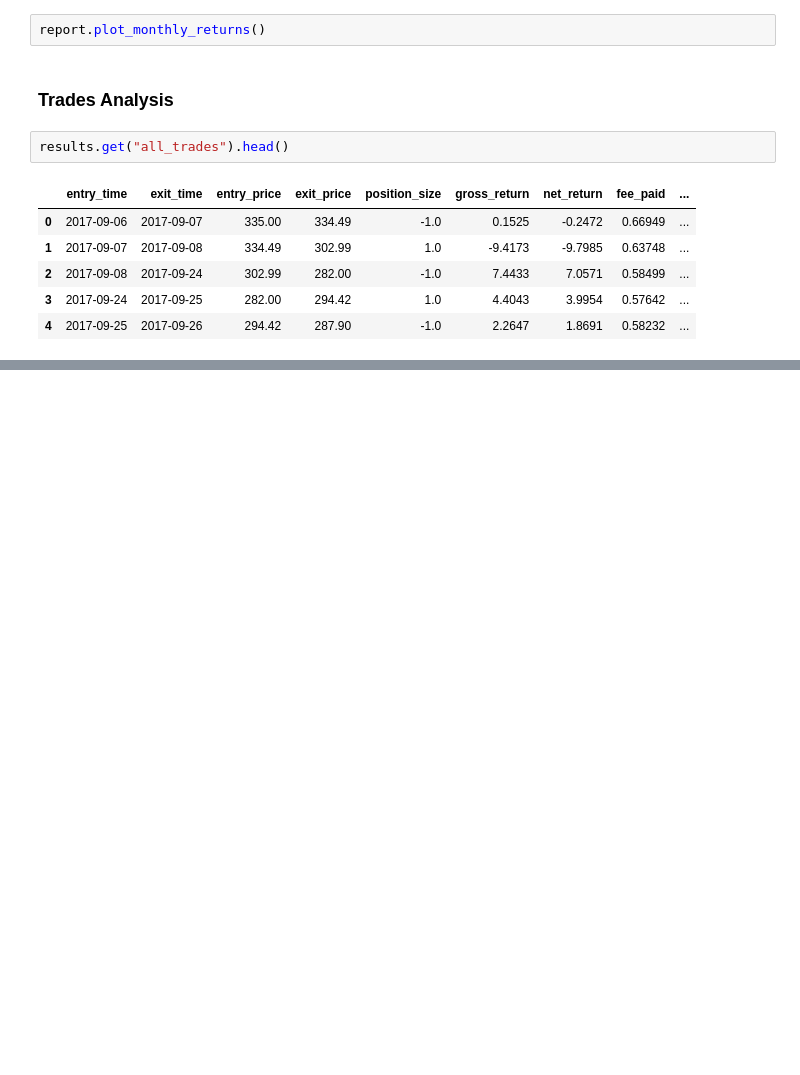
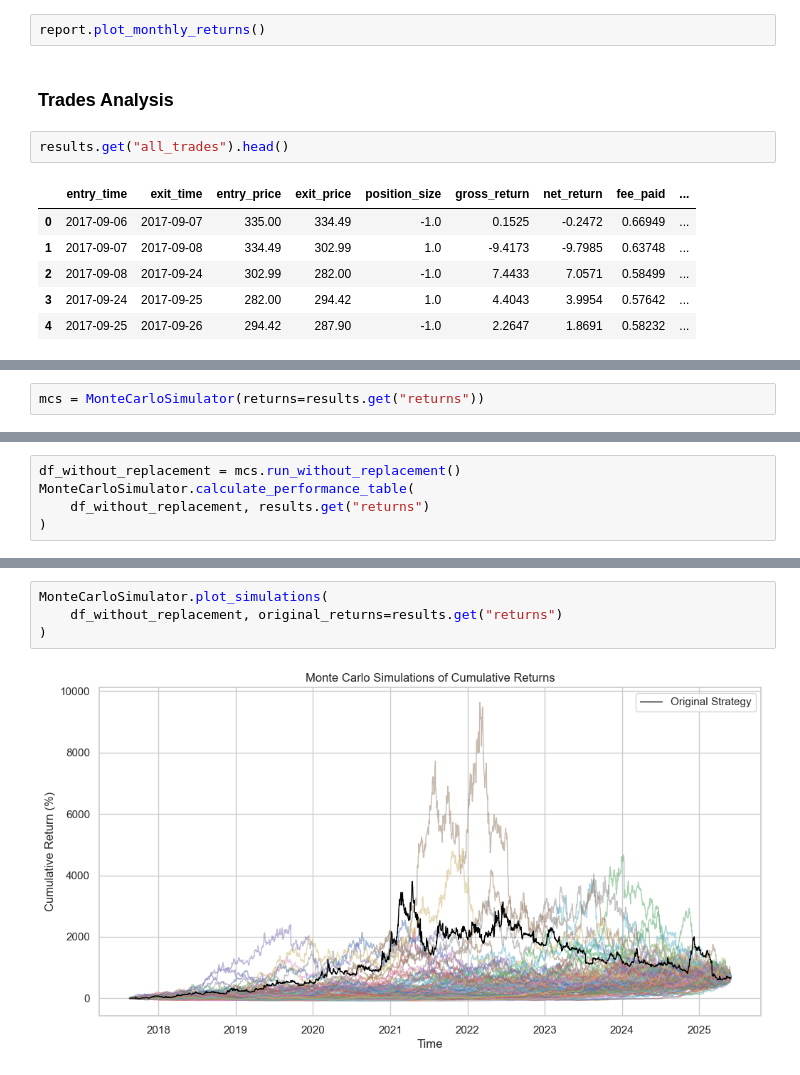
Before and after one commit to dioday45/qbtx, a Jupyter notebook: notebooks/strategies/strategy_template.ipynb, the cells around one changed output, grey strips where cells are left out. Drawn from its saved outputs; the diff is of its cells as text; blank space fills up the shorter version.

Commit message:
include monte carlo simulation

```diff
--- a/notebooks/strategies/strategy_template.ipynb
+++ b/notebooks/strategies/strategy_template.ipynb
@@ -129,0 +138,2 @@ results.get("all_trades").head()
+# %%
+mcs = MonteCarloSimulator(returns=results.get("returns"))
@@ -129,0 +142,5 @@ results.get("all_trades").head()
+# %%
+df_without_replacement = mcs.run_without_replacement()
+MonteCarloSimulator.calculate_performance_table(
+    df_without_replacement, results.get("returns")
+)
@@ -129,0 +158,6 @@ results.get("all_trades").head()
+# %%
+MonteCarloSimulator.plot_simulations(
+    df_without_replacement, original_returns=results.get("returns")
+)
+# %% [output]
+[figure, added]
```
Also changed, not shown: parts of 8 cells of this notebook, 1 other file.
